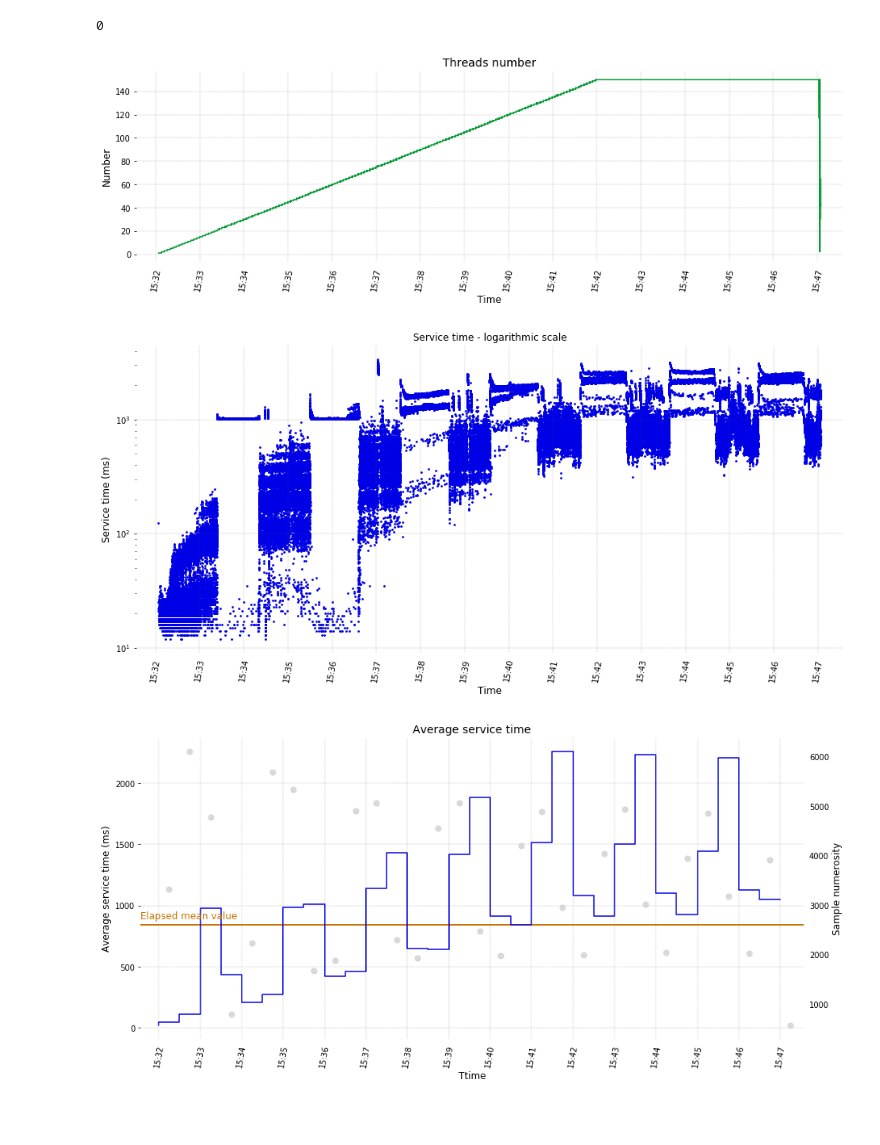
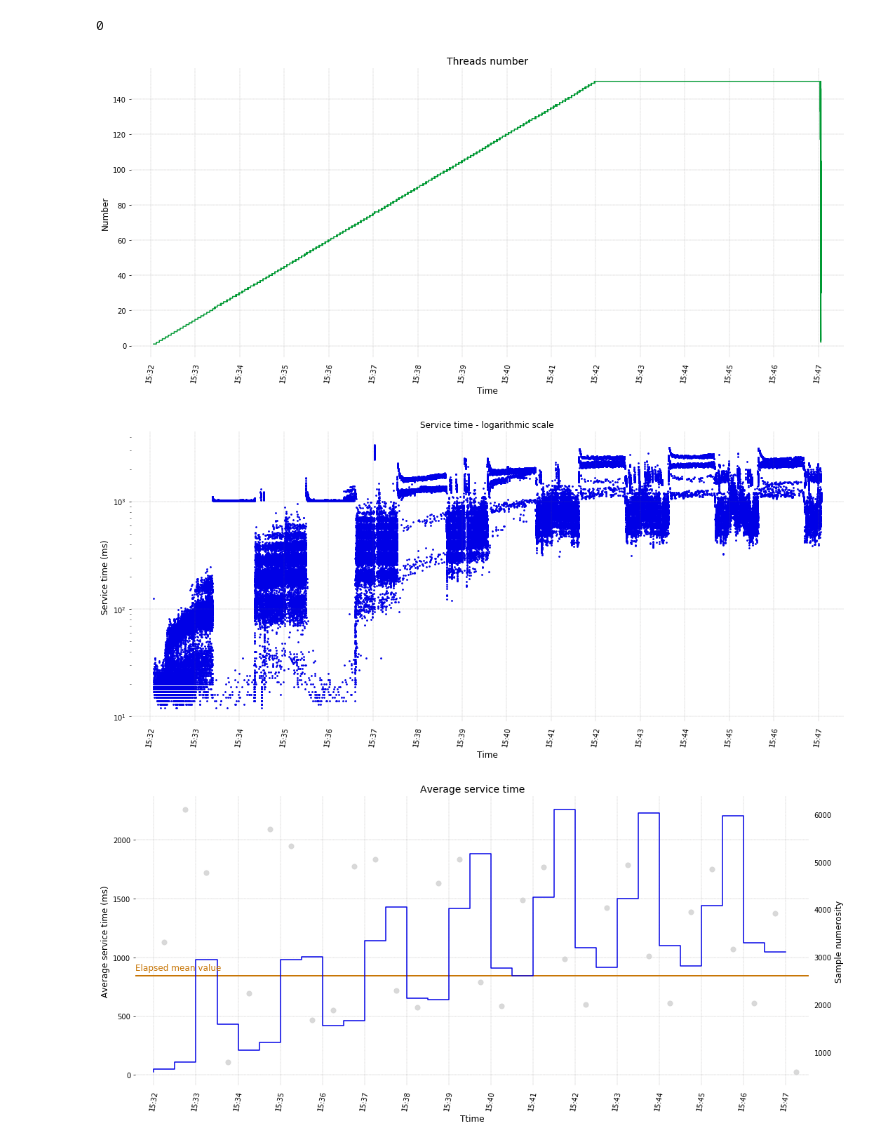
Before and after one commit to p-giovanni/JMeter_report, a Jupyter notebook: notebook/JMeter_Report.ipynb, the cells around one changed output. Cells and saved outputs as stored; diff of their text form; code cells hidden in the pictures; blank space fills up the shorter version.

```diff
--- a/notebook/JMeter_Report.ipynb
+++ b/notebook/JMeter_Report.ipynb
@@ -98,6 +98,11 @@ it = {
     ,"tps label":                 ("Frequenza", 12)
     ,"tps y":                     ("Transazioni per secondo", 12)
     ,"tps x":                     ("Tempo", 12)
+
+    ,"quantiles txt title":       ("Tabella percentile / valore", 12)
+    ,"statistics txt title":      ("Dati statistici", 12)
+    ,"stats duration":            ("Inizio test: {be}\nFine test: {en}\nDurata: {d}\n")
+    ,"stats sample num":          ("Numero campioni: {n}\nCampioni in errore: {er}\n")
 }
 en = {
      "thread title": ("Threads number", 14)
@@ -128,6 +133,11 @@ en = {
     ,"tps y":                     ("Transaction per second", 12)
     ,"tps x":                     ("Time", 12)
 
+    ,"quantiles txt title":       ("Quantiles / value table", 12)
+    ,"statistics txt title":      ("Statistics", 12)
+
+    ,"stats duration":            ("Begin datetime: {be}\nEnd datetime: {en}\nDuration: {d}\n")
+    ,"stats sample num":          ("Number of samples: {n}\nSamples in error: {er}\n")
 }
 labels = en
 # %%
@@ -282,18 +292,19 @@ def threads_chart(ax, x, y, color):
         rv = True
     return rv
 # %%
-fig = plt.figure(figsize=(50, 8))
-gs = fig.add_gridspec(2, 4)
+fig = plt.figure(figsize=(15, 7))
+gs = fig.add_gridspec(1, 1)
 fig.set_tight_layout(True)
+
 
 ax = []
 ax.append(fig.add_subplot(gs[0, 0]))
 
 threads_chart(ax[0], df.index, df["allThreads"], color="#009933")
 
 plt.savefig(os.path.join(images_path,"{prefix}threads_chart.png".format(prefix=image_file_prefix)))
 # %% [output]
-[figure, old version]
+[figure, new version]
 # %%
 #
 #
@@ -335,8 +346,8 @@ def elapsed_chart(ax, x, y, errors=[None, None], colors=["#0000e6", "#ff1a1a"],
         rv = True
     return rv
 # %%
-fig = plt.figure(figsize=(50, 12))
-gs = fig.add_gridspec(2, 4)
+fig = plt.figure(figsize=(15, 7))
+gs = fig.add_gridspec(1, 1)
 fig.set_tight_layout(True)
 
 ax = []
@@ -349,7 +360,7 @@ elapsed_chart(ax[0]
 
 plt.savefig(os.path.join(images_path,"{prefix}elapsed_chart.png".format(prefix=image_file_prefix)))
 # %% [output]
-[figure, old version]
+[figure, new version]
 # %%
 #
 #
@@ -409,8 +420,8 @@ def elapsed_binned_chart(ax, x, y, x_snum, y_snum, colors=["#0000e6", "#d5d5d5",
         rv = True
     return rv
 # %%
-fig = plt.figure(figsize=(50, 12))
-gs = fig.add_gridspec(2, 4)
+fig = plt.figure(figsize=(15, 7))
+gs = fig.add_gridspec(1, 1)
 fig.set_tight_layout(True)
 
 ax = []
@@ -424,7 +435,7 @@ elapsed_binned_chart(ax[0]
 
 plt.savefig(os.path.join(images_path,"{prefix}elapsed_binned_chart.png".format(prefix=image_file_prefix)))
 # %% [output]
-[figure, old version]
+[figure, new version]
 # %%
 def elapsed_frequency_chart(ax, x, y, colors=["#BEE2F0", "#d5d5d5", "#c87607"]):
     """
```
Also changed, not shown: parts of 8 cells of this notebook, 2 other files.
